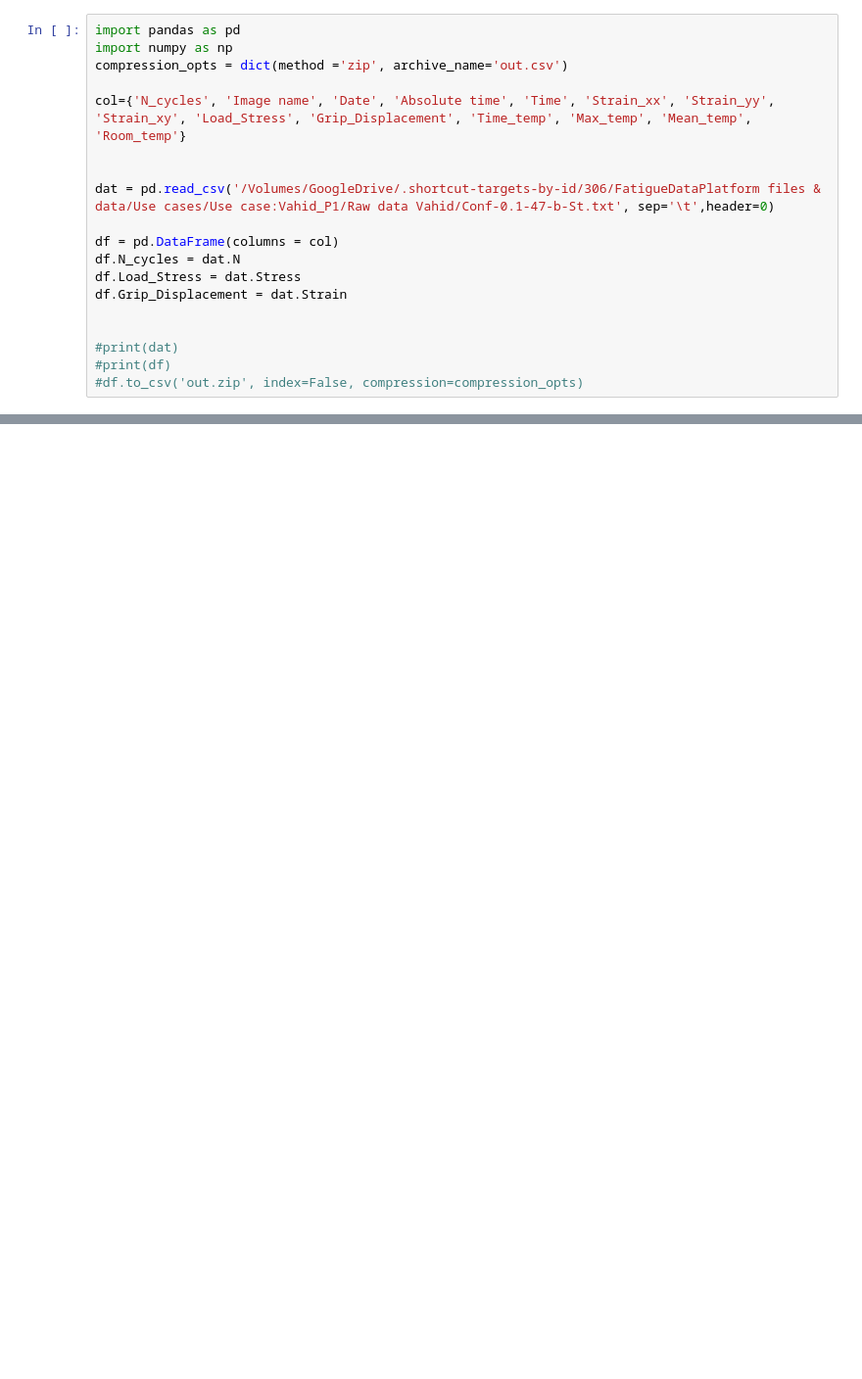
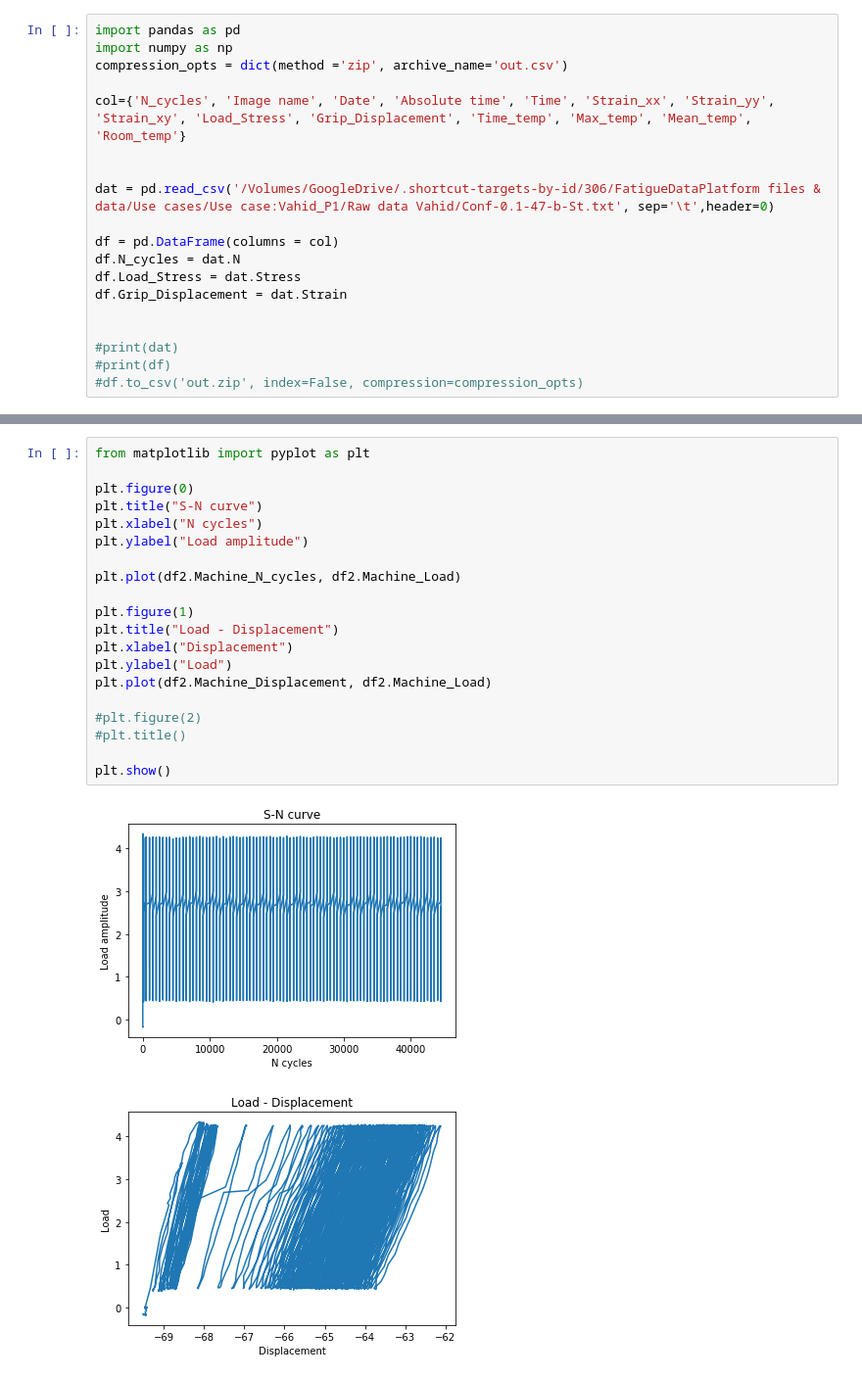
Before and after one commit to EPFL-ENAC/CCFatiguePlatform, a Jupyter notebook: Standardizing_data/Standardizing_data.ipynb, the cells around one changed output, grey strips where cells are left out. Shown: that part at 98% size. Cells and saved outputs as stored; diff of their text form; blank space fills up the shorter version.

Commit message:
added plots for load disp + S-N curve

```diff
--- a/Standardizing_data/Standardizing_data.ipynb
+++ b/Standardizing_data/Standardizing_data.ipynb
@@ -87,2 +87,25 @@ df2.to_csv(path_or_buf='out.csv', index=False)
 
 [397446 rows x 12 columns]
+# %%
+from matplotlib import pyplot as plt
+
+plt.figure(0)
+plt.title("S-N curve")
+plt.xlabel("N cycles")
+plt.ylabel("Load amplitude")
+
+plt.plot(df2.Machine_N_cycles, df2.Machine_Load)
+
+plt.figure(1)
+plt.title("Load - Displacement")
+plt.xlabel("Displacement")
+plt.ylabel("Load")
+plt.plot(df2.Machine_Displacement, df2.Machine_Load)
+
+#plt.figure(2)
+#plt.title()
+
+plt.show()
+# %% [output]
+[figure, added]
+[figure, added]
```
Also changed, not shown: parts of 1 cell of this notebook, 1 other file.
